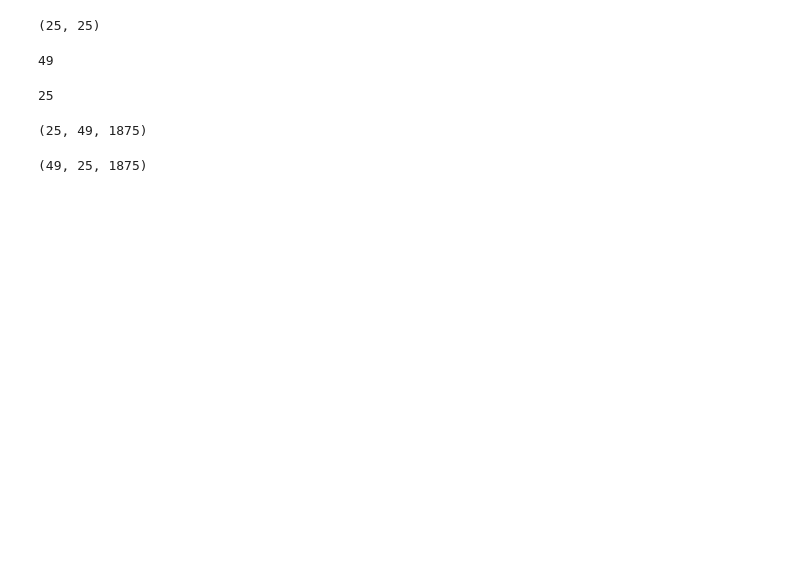
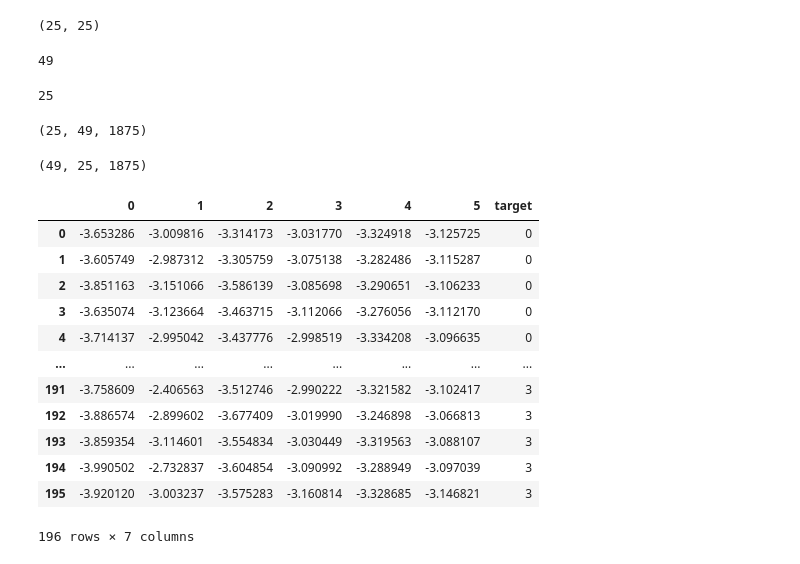
Before and after one commit to Cld338/EEG_analysis, a Jupyter notebook: example/main.ipynb, the cells around one changed output. Drawn from its saved outputs; the diff is of its cells as text; code cells hidden in the pictures; blank space fills up the shorter version.

```diff
--- a/example/main.ipynb
+++ b/example/main.ipynb
@@ -89,14 +88,32 @@ CSP_passed_left_data.shape
 # %%
 m = 3
 
-leftVarRatioDF = log_variance(CSP_passed_left_data, 0, channelNum, minTrialsNum, m)
-rightVarRatioDF = log_variance(CSP_passed_right_data, 1, channelNum, minTrialsNum, m)
-tongueVarRatioDF = log_variance(CSP_passed_tongue_data, 2, channelNum, minTrialsNum, m)
-footVarRatioDF = log_variance(CSP_passed_foot_data, 3, channelNum, minTrialsNum, m)
+leftVarRatioDF = twoTimesMDimensionalFeature(CSP_passed_left_data, 0, channelNum, minTrialsNum, m)
+rightVarRatioDF = twoTimesMDimensionalFeature(CSP_passed_right_data, 1, channelNum, minTrialsNum, m)
+tongueVarRatioDF = twoTimesMDimensionalFeature(CSP_passed_tongue_data, 2, channelNum, minTrialsNum, m)
+footVarRatioDF = twoTimesMDimensionalFeature(CSP_passed_foot_data, 3, channelNum, minTrialsNum, m)
 
 VarRatioDF = pd.concat([leftVarRatioDF, rightVarRatioDF, tongueVarRatioDF, footVarRatioDF], axis=0)
+labelDF = pd.DataFrame([i for i in range(4) for j in range(minTrialsNum)])
+
+VarRatioDF = VarRatioDF.reset_index()
+VarRatioDF = pd.concat([VarRatioDF, labelDF], axis=1).iloc[:, 1:]
 VarRatioDF.columns = [f"{n}" for n in range(m*2)] + ["target"]
-labelDF = VarRatioDF.reset_index().iloc[:, -1]
+VarRatioDF
+# %% [output]
+|  | 0 | 1 | 2 | 3 | 4 | 5 | target |
+| 0 | -3.653286 | -3.009816 | -3.314173 | -3.031770 | -3.324918 | -3.125725 | 0 |
+| 1 | -3.605749 | -2.987312 | -3.305759 | -3.075138 | -3.282486 | -3.115287 | 0 |
+| 2 | -3.851163 | -3.151066 | -3.586139 | -3.085698 | -3.290651 | -3.106233 | 0 |
+| 3 | -3.635074 | -3.123664 | -3.463715 | -3.112066 | -3.276056 | -3.112170 | 0 |
+| 4 | -3.714137 | -2.995042 | -3.437776 | -2.998519 | -3.334208 | -3.096635 | 0 |
+| ... | ... | ... | ... | ... | ... | ... | ... |
+| 191 | -3.758609 | -2.406563 | -3.512746 | -2.990222 | -3.321582 | -3.102417 | 3 |
+| 192 | -3.886574 | -2.899602 | -3.677409 | -3.019990 | -3.246898 | -3.066813 | 3 |
+| 193 | -3.859354 | -3.114601 | -3.554834 | -3.030449 | -3.319563 | -3.088107 | 3 |
+| 194 | -3.990502 | -2.732837 | -3.604854 | -3.090992 | -3.288949 | -3.097039 | 3 |
+| 195 | -3.920120 | -3.003237 | -3.575283 | -3.160814 | -3.328685 | -3.146821 | 3 |
+196 rows × 7 columns
 # %%
 
 x = VarRatioDF.drop(['target'], axis=1).values
```
Also changed, not shown: parts of 7 cells of this notebook, 3 other files.
